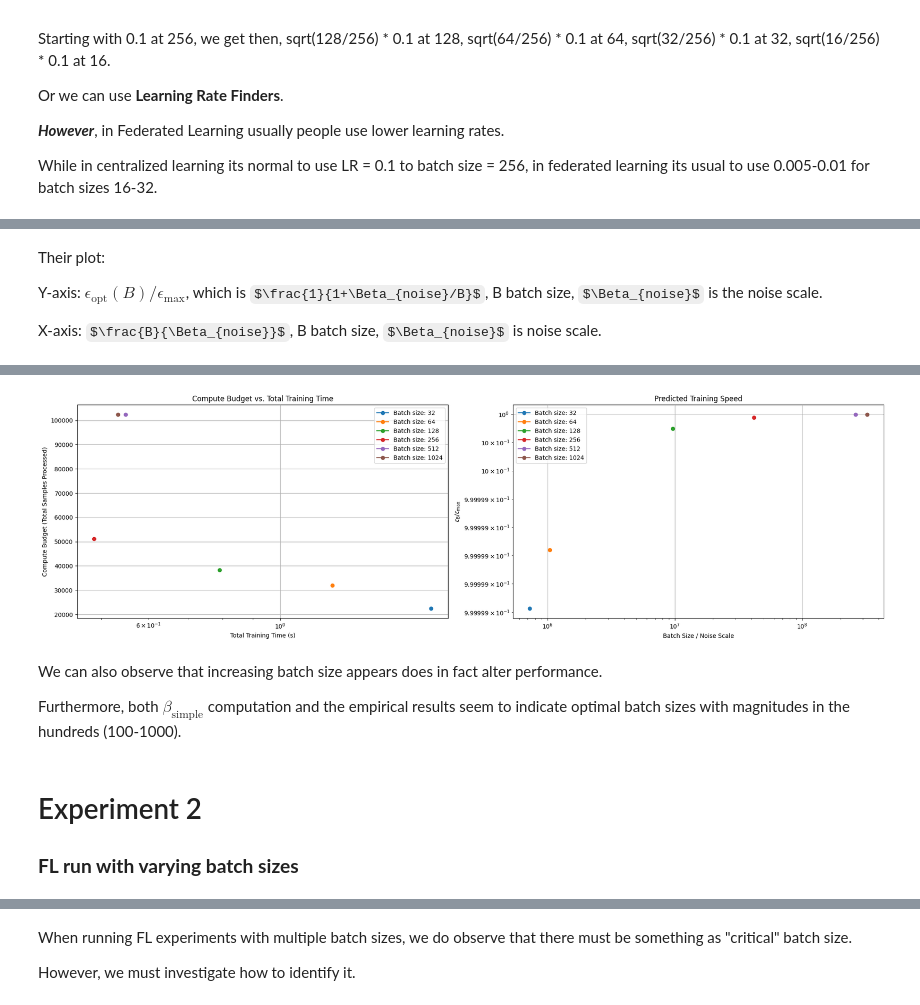
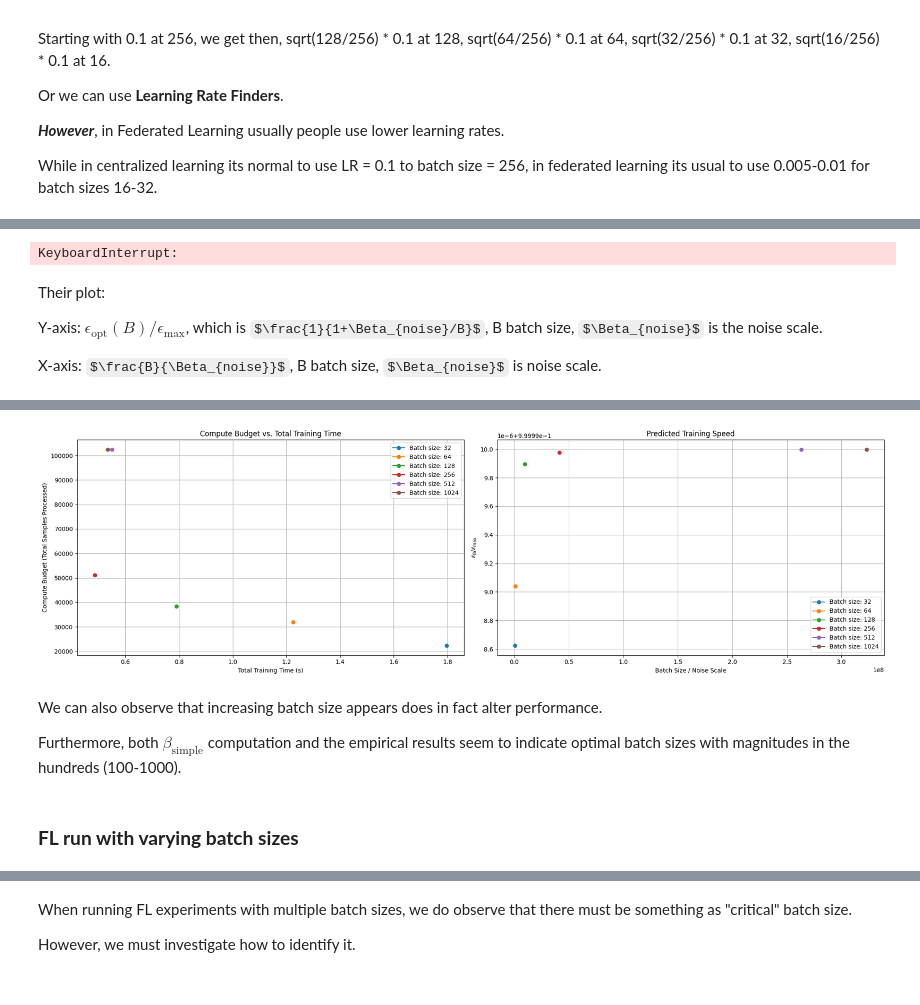
Before and after one commit to Lourencom/L361-FL-project, a Jupyter notebook: main.ipynb, the cells around one changed output, grey strips where cells are left out. Drawn from its saved outputs; the diff is of its cells as text; code cells hidden in the pictures; some formulas as TeX source.

```diff
--- a/main.ipynb
+++ b/main.ipynb
@@ -254,8 +196,7 @@ While in centralized learning its normal to use LR = 0.1 to batch size = 256, in
 centralized_experiment_results = []
 
 for batch_size in centralized_experiment_batch_sizes:
-    if batch_size <= 256:
-        continue
+
     train_cfg = centralized_train_config.copy()
     train_cfg["batch_size"] = batch_size
     ratio = np.sqrt(batch_size / 256)
@@ -283,3 +224,5 @@ for batch_size in centralized_experiment_batch_sizes:
 
     centralized_results = centralized_experiment(centralized_train_config, centralized_test_config, centralized_train_loader, centralized_test_loader, get_device(), NETWORK_GENERATOR())
     centralized_experiment_results.append((batch_size, centralized_results))
+# %% [output]
+KeyboardInterrupt:
@@ -286,10 +241,6 @@ for batch_size in centralized_experiment_batch_sizes:
 # %%
 for batch_size, results in centralized_experiment_results:
     save_experiment(f"centralized_experiment_results_{batch_size}.json", results)
-# %%
-centralized_experiment_results = []
-for batch_size in centralized_experiment_batch_sizes:
-    centralized_experiment_results.append((batch_size, load_experiment(f"recent_correct_exps/centralized_experiment_results_{batch_size}.json")))
 # %% [markdown]
 Their plot:
 
@@ -305,10 +256,13 @@ X-axis: $\frac{B}{\Beta_{noise}}$, B batch size, $\Beta_{noise}$ is noise scale.
 #   - "noise_scales": list of noise scale values per epoch
 
 fig, axes = plt.subplots(1, 2, figsize=(20, 6))
+
+centralized_experiment_results = [
+    (batch_size, load_experiment(f"centralized_experiment_results_{batch_size}.json"))
+    for batch_size in centralized_experiment_batch_sizes
+]
 # Left subplot: Compute Budget vs. Cumulative Training Time for each batch size
 for batch_size, results in centralized_experiment_results:
-    if batch_size == 16:
-        continue
     # Calculate cumulative training time (sum over epochs)
     cumulative_time = np.sum(results["training_time"])
     compute_budget = np.sum(results["compute_cost"])
@@ -319,7 +273,6 @@ for batch_size, results in centralized_experiment_results:
     log(INFO, f"Compute Budget (samples): {compute_budget}")
 
 axes[0].set_xlabel("Total Training Time (s)")
-axes[0].set_xscale('log')
 axes[0].set_ylabel("Compute Budget (Total Samples Processed)")
 axes[0].set_title("Compute Budget vs. Total Training Time")
 axes[0].legend()
@@ -338,10 +291,9 @@ for batch_size, results in centralized_experiment_results:
     log(INFO, f"Cumulative Training Time (s): {cumulative_time}")
     log(INFO, f"Noise Scale: {noise_scale}")
 
+
 axes[1].set_xlabel("Batch Size / Noise Scale")
-axes[1].set_xscale('log')
 axes[1].set_ylabel(fr"${{\epsilon_\text{{B}}}} / {{\epsilon_\text{{max}}}}$")
-axes[1].set_yscale('log')
 axes[1].set_title("Predicted Training Speed")
 axes[1].legend()
 axes[1].grid(True)
@@ -369,11 +321,9 @@ INFO flwr 2025-03-01 11:54:02,988 | 2537242967.py:40 | Noise Scale: 3.1707902508
-[figure, old version]
+[figure, new version]
 # %% [markdown]
 We can also observe that increasing batch size appears does in fact alter performance.
 
 Furthermore, both $\beta_{\text{simple}}$ computation and the empirical results seem to indicate optimal batch sizes with magnitudes in the hundreds (100-1000).
 # %% [markdown]
-# Experiment 2
-
 ### **FL run with varying batch sizes**
 # %%
 total_batch_results = []
```
Also changed, not shown: parts of 29 cells of this notebook, 6 other files.
